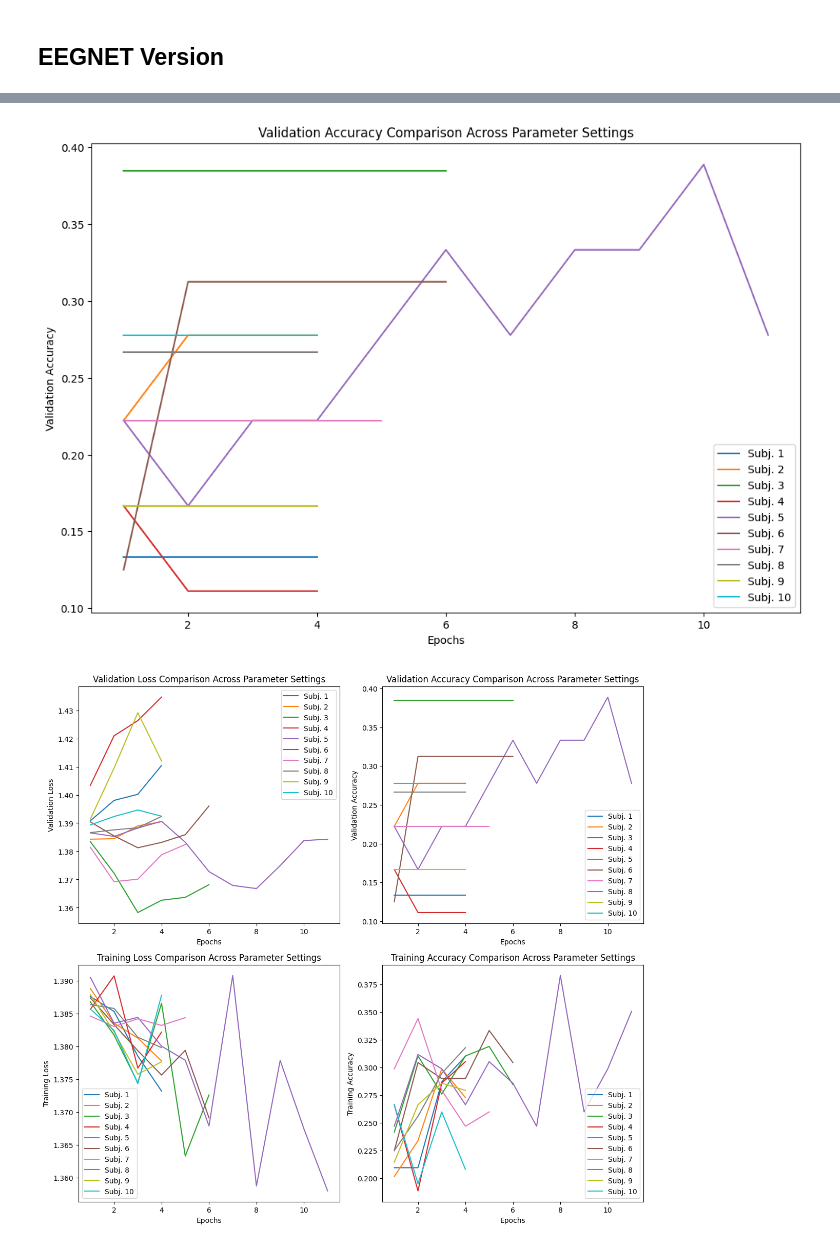
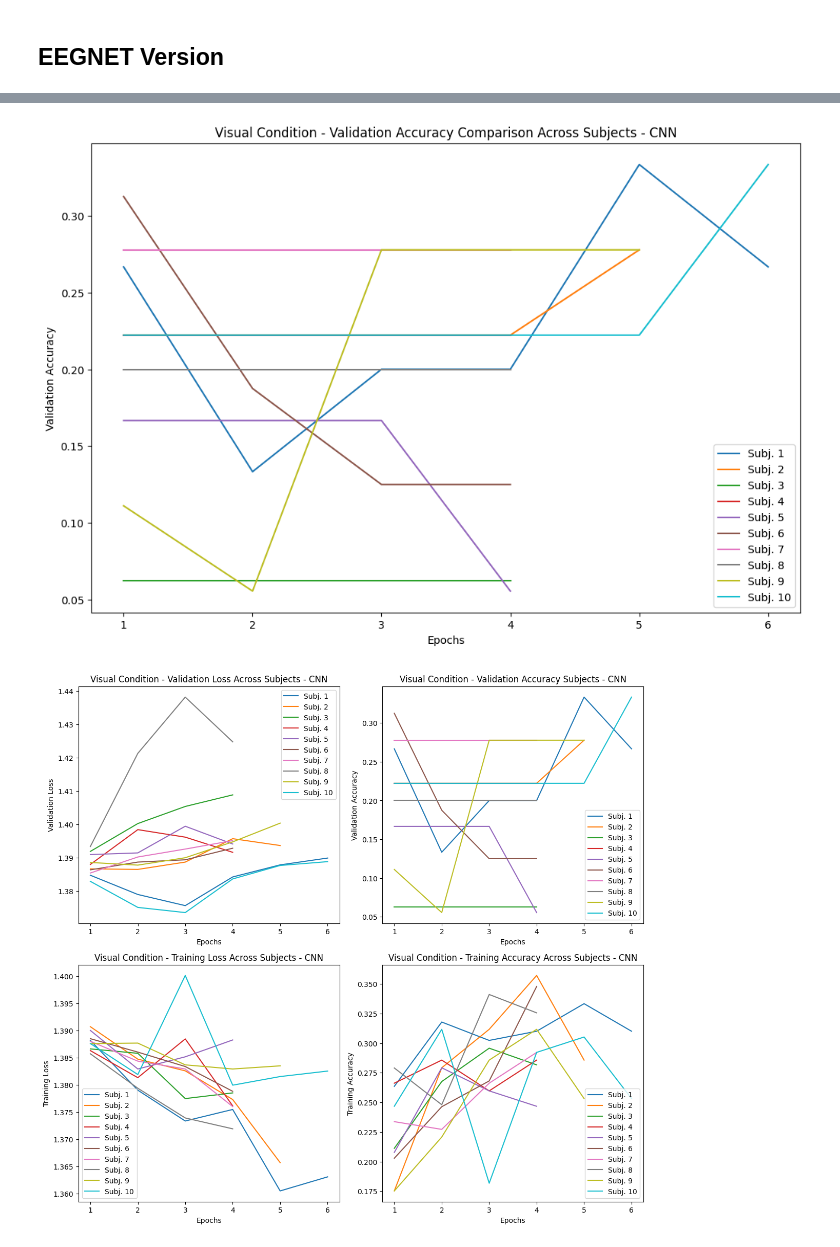
Before and after one commit to nelewerner/ml-project, a Jupyter notebook: inner-speech-drake.ipynb, the cells around one changed output, grey strips where cells are left out. Cells and saved outputs as stored; diff of their text form; code cells hidden in the pictures.

Commit message:
Kaggle Notebook | Inner Speech - Drake | all subjects - cnn - plots

```diff
--- a/inner-speech-drake.ipynb
+++ b/inner-speech-drake.ipynb
@@ -100,7 +100,7 @@ X,Y = Extract_data_from_subject(root_dir,N_S,datatype)
 # %%
 Subj = Select_time_window(X = X, t_start = Tstart, t_end = Tend, fs = fs)
 # %%
-X, Y = Transform_for_classificator(X = Subj, Y = Y, Classes = [['ALL']], Conditions = [['Inner']])
+X, Y = Transform_for_classificator(X = Subj, Y = Y, Classes = [['ALL']], Conditions = [['Vis']])
 # %%
 X.shape
 # %% [output]
@@ -597,13 +579,13 @@ sns.lineplot(x=range(1, len(model_history8.history['val_accuracy']) + 1), y=mode
 sns.lineplot(x=range(1, len(model_history9.history['val_accuracy']) + 1), y=model_history9.history['val_accuracy'], label='Subj. 9')
 sns.lineplot(x=range(1, len(model_history10.history['val_accuracy']) + 1), y=model_history10.history['val_accuracy'], label='Subj. 10')
 
-plt.title('Validation Accuracy Comparison Across Parameter Settings')
+plt.title('Visual Condition - Validation Accuracy Comparison Across Subjects - CNN')
 plt.xlabel('Epochs')
 plt.ylabel('Validation Accuracy')
 plt.legend()
 plt.show()
 # %% [output]
-[figure, old version]
+[figure, new version]
 # %%
 import seaborn as sns
 import matplotlib.pyplot as plt
@@ -616,7 +598,7 @@ for i in range(1, 11):
     sns.lineplot(x=range(1, len(locals()[f'model_history{i}'].history['val_loss']) + 1),
                  y=locals()[f'model_history{i}'].history['val_loss'], label=f'Subj. {i}')
 
-plt.title('Validation Loss Comparison Across Parameter Settings')
+plt.title('Visual Condition - Validation Loss Across Subjects - CNN')
 plt.xlabel('Epochs')
 plt.ylabel('Validation Loss')
 plt.legend()
@@ -627,39 +609,39 @@ for i in range(1, 11):
     sns.lineplot(x=range(1, len(locals()[f'model_history{i}'].history['val_accuracy']) + 1),
                  y=locals()[f'model_history{i}'].history['val_accuracy'], label=f'Subj. {i}')
 
-plt.title('Validation Accuracy Comparison Across Parameter Settings')
+plt.title('Visual Condition - Validation Accuracy Subjects - CNN')
 plt.xlabel('Epochs')
 plt.ylabel('Validation Accuracy')
 plt.legend()
 
 # Plot Training Loss
 plt.subplot(3, 2, 3)
 for i in range(1, 11):
     sns.lineplot(x=range(1, len(locals()[f'model_history{i}'].history['loss']) + 1),
                  y=locals()[f'model_history{i}'].history['loss'], label=f'Subj. {i}')
 
-plt.title('Training Loss Comparison Across Parameter Settings')
+plt.title('Visual Condition - Training Loss Across Subjects - CNN')
 plt.xlabel('Epochs')
 plt.ylabel('Training Loss')
 plt.legend()
 
 # Plot Training Accuracy
 plt.subplot(3, 2, 4)
 for i in range(1, 11):
     sns.lineplot(x=range(1, len(locals()[f'model_history{i}'].history['accuracy']) + 1),
                  y=locals()[f'model_history{i}'].history['accuracy'], label=f'Subj. {i}')
 
-plt.title('Training Accuracy Comparison Across Parameter Settings')
+plt.title('Visual Condition - Training Accuracy Across Subjects - CNN')
 plt.xlabel('Epochs')
 plt.ylabel('Training Accuracy')
 plt.legend()
 
 plt.tight_layout()
 # Save the figure
-plt.savefig('comparison_plot.png')
+plt.savefig('comparison_plot_EEGNet.png')
 plt.show()
 # %% [output]
-[figure, old version]
+[figure, new version]
 # %%
 n_folds = 5
 epochs = 50
```
Also changed, not shown: parts of 20 cells of this notebook.
